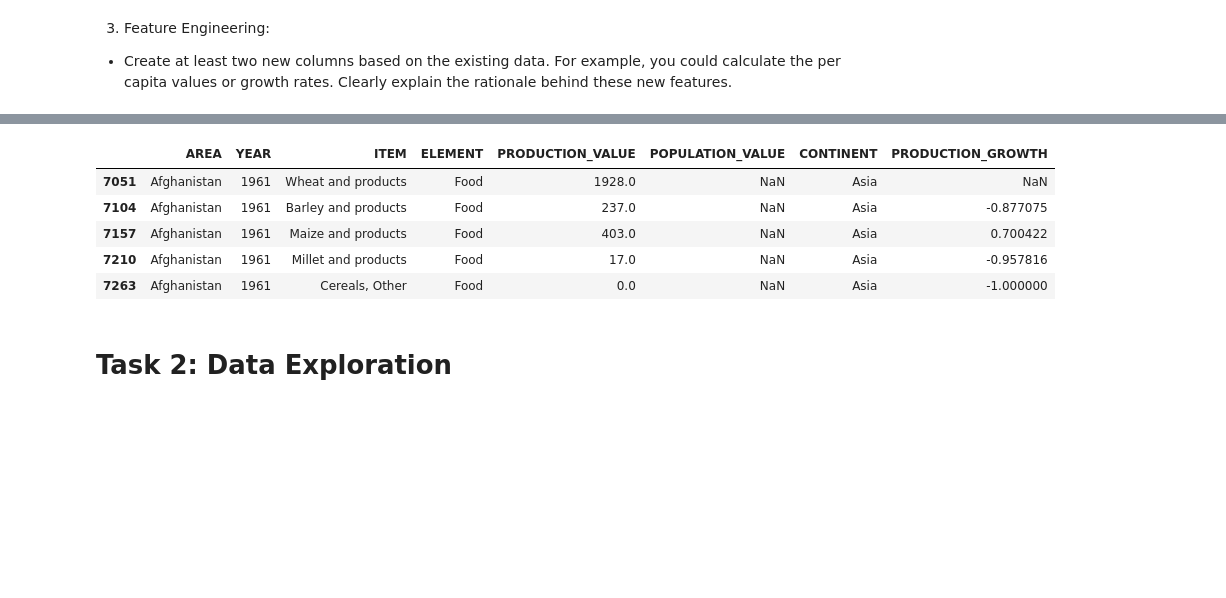
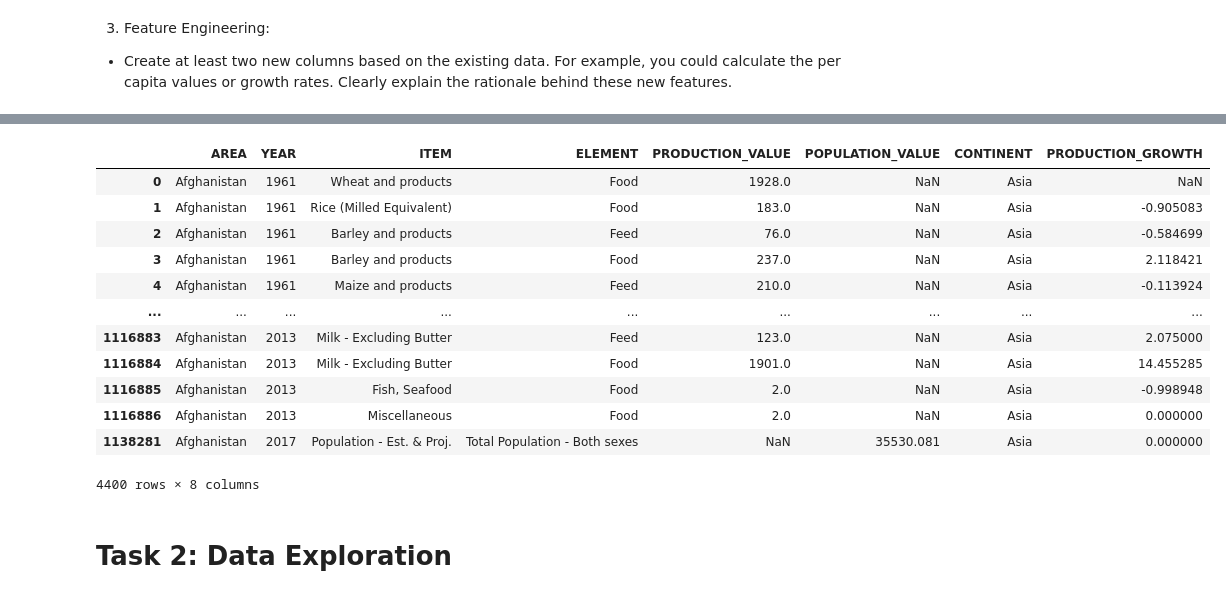
Before and after one commit to Alessa-Gillespie/ASSMT1-GRP3-DATAVIZ, a Jupyter notebook: dataviz_assessment1.ipynb, the cells around one changed output, grey strips where cells are left out. Drawn from its saved outputs; the diff is of its cells as text; code cells hidden in the pictures; blank space fills up the shorter version.

```diff
--- a/dataviz_assessment1.ipynb
+++ b/dataviz_assessment1.ipynb
@@ -701,12 +769,20 @@ merged_df['PRODUCTION_GROWTH'] = merged_df.groupby('AREA')['PRODUCTION_VALUE'].p
-# %%
-merged_df.head()
-# %% [output]
-|  | AREA | YEAR | ITEM | ELEMENT | PRODUCTION_VALUE | POPULATION_VALUE | CONTINENT | PRODUCTION_GROWTH |
-| 7051 | Afghanistan | 1961 | Wheat and products | Food | 1928.0 | NaN | Asia | NaN |
-| 7104 | Afghanistan | 1961 | Barley and products | Food | 237.0 | NaN | Asia | -0.877075 |
-| 7157 | Afghanistan | 1961 | Maize and products | Food | 403.0 | NaN | Asia | 0.700422 |
-| 7210 | Afghanistan | 1961 | Millet and products | Food | 17.0 | NaN | Asia | -0.957816 |
-| 7263 | Afghanistan | 1961 | Cereals, Other | Food | 0.0 | NaN | Asia | -1.000000 |
+# %%
+temp = merged_df[merged_df['AREA'] == 'Afghanistan']
+temp
+# %% [output]
+|  | AREA | YEAR | ITEM | ELEMENT | PRODUCTION_VALUE | POPULATION_VALUE | CONTINENT | PRODUCTION_GROWTH |
+| 0 | Afghanistan | 1961 | Wheat and products | Food | 1928.0 | NaN | Asia | NaN |
+| 1 | Afghanistan | 1961 | Rice (Milled Equivalent) | Food | 183.0 | NaN | Asia | -0.905083 |
+| 2 | Afghanistan | 1961 | Barley and products | Feed | 76.0 | NaN | Asia | -0.584699 |
+| 3 | Afghanistan | 1961 | Barley and products | Food | 237.0 | NaN | Asia | 2.118421 |
+| 4 | Afghanistan | 1961 | Maize and products | Feed | 210.0 | NaN | Asia | -0.113924 |
+| ... | ... | ... | ... | ... | ... | ... | ... | ... |
+| 1116883 | Afghanistan | 2013 | Milk - Excluding Butter | Feed | 123.0 | NaN | Asia | 2.075000 |
+| 1116884 | Afghanistan | 2013 | Milk - Excluding Butter | Food | 1901.0 | NaN | Asia | 14.455285 |
+| 1116885 | Afghanistan | 2013 | Fish, Seafood | Food | 2.0 | NaN | Asia | -0.998948 |
+| 1116886 | Afghanistan | 2013 | Miscellaneous | Food | 2.0 | NaN | Asia | 0.000000 |
+| 1138281 | Afghanistan | 2017 | Population - Est. & Proj. | Total Population - Both sexes | NaN | 35530.081 | Asia | 0.000000 |
+4400 rows × 8 columns
 # %% [markdown]
 # Task 2: Data Exploration
 # %% [markdown]
```
Also changed, not shown: parts of 17 cells of this notebook.
